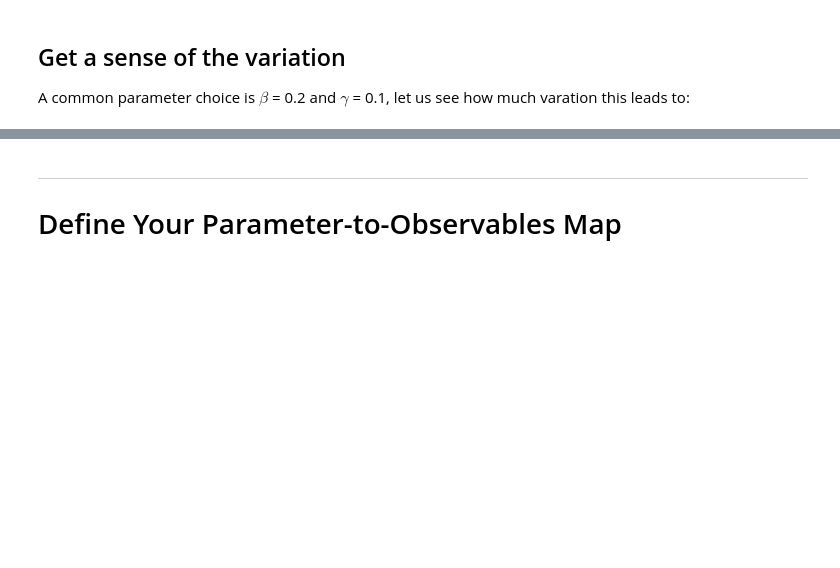
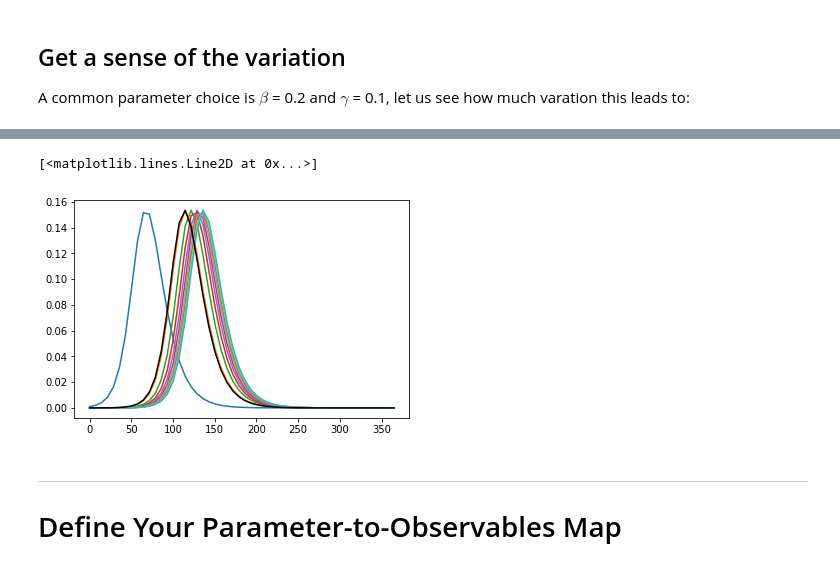
Before and after one commit to mpilosov/ConsistentBayes, a Jupyter notebook: examples/CBPaper_Examples_SIR.ipynb, the cells around one changed output, grey strips where cells are left out. Saved outputs shown, nothing was run; the diff lists cells and outputs as text; code cells hidden in the pictures; blank space fills up the shorter version.

```diff
--- a/examples/CBPaper_Examples_SIR.ipynb
+++ b/examples/CBPaper_Examples_SIR.ipynb
@@ -141,11 +146,14 @@ data = epidemic_IR(lam,verbose=False)
 # %%
 # Plotting the default IR results from the epidemic_IR function.
 t = np.linspace(0,num_days,num_observations) # time vector
 for i in range(n):
     plt.plot(t, data[0, i, :]) # I
-    plt.plot(t, data[1, i, :]) # R
+#     plt.plot(t, data[1, i, :]) # R
 #     plt.plot(t, 1 - data[0, i, :] - data[1, i, :])
 plt.plot(t,I,c='k')
+# %% [output]
+[<matplotlib.lines.Line2D at 0x...>]
+[figure, added]
 # %% [markdown]
 ---
 
```
Also changed, not shown: parts of 15 cells of this notebook, 3 other files.
